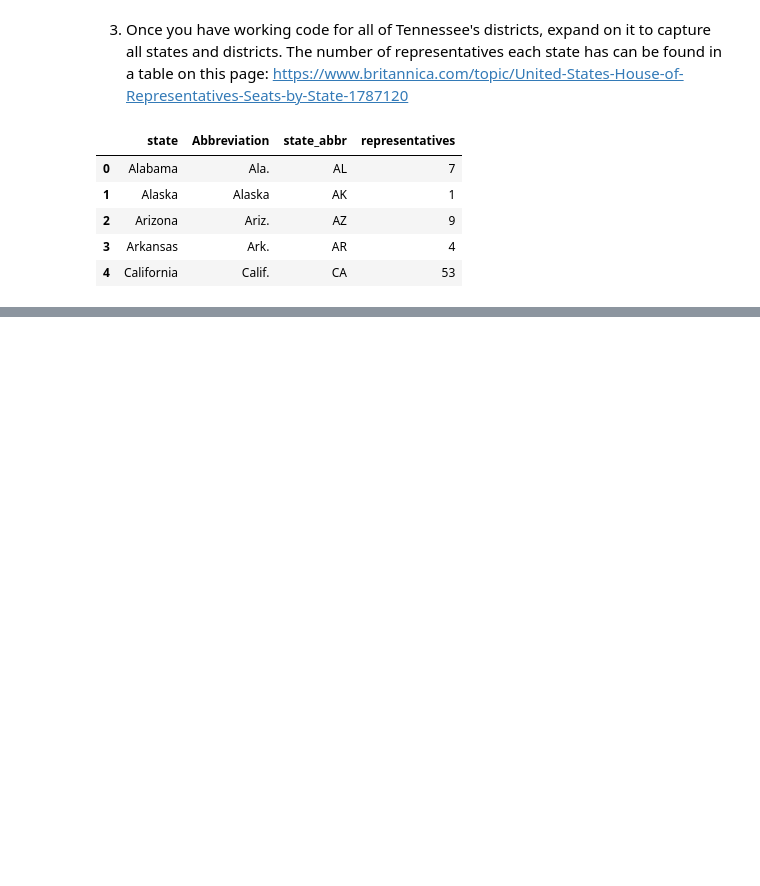
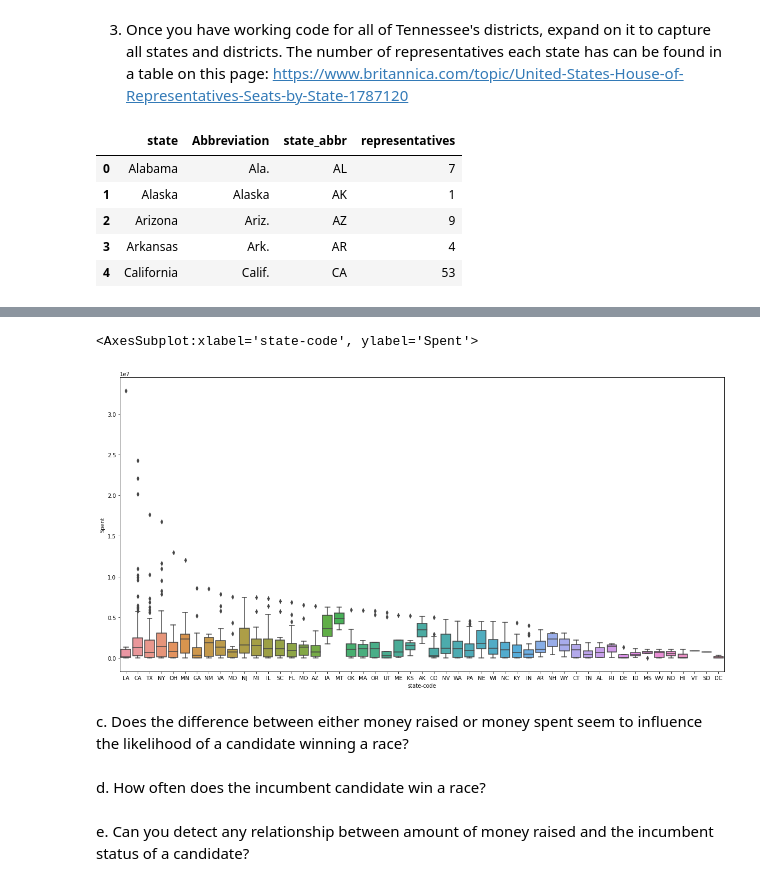
Before and after one commit to nedatahe/webscraping_open_secrets-blue-barracudas-1, a Jupyter notebook: notebooks/webscraping-project.ipynb, the cells around one changed output, grey strips where cells are left out. Cells and saved outputs as stored; diff of their text form; code cells hidden in the pictures; blank space fills up the shorter version.

```diff
--- a/notebooks/webscraping-project.ipynb
+++ b/notebooks/webscraping-project.ipynb
@@ -387,0 +439,12 @@ Name: party, dtype: int64
+# %%
+plt.figure(figsize = (20,10));
+sns.boxplot(data = final_table.sort_values(by = 'Spent', ascending = False), x = 'state-code', y = 'Spent')
+# %% [output]
+<AxesSubplot:xlabel='state-code', ylabel='Spent'>
+[figure, added]
+# %% [markdown]
+c. Does the difference between either money raised or money spent seem to influence the likelihood of a candidate winning a race?
+# %% [markdown]
+d. How often does the incumbent candidate win a race?
+# %% [markdown]
+e. Can you detect any relationship between amount of money raised and the incumbent status of a candidate?
```
Also changed, not shown: parts of 11 cells of this notebook.
